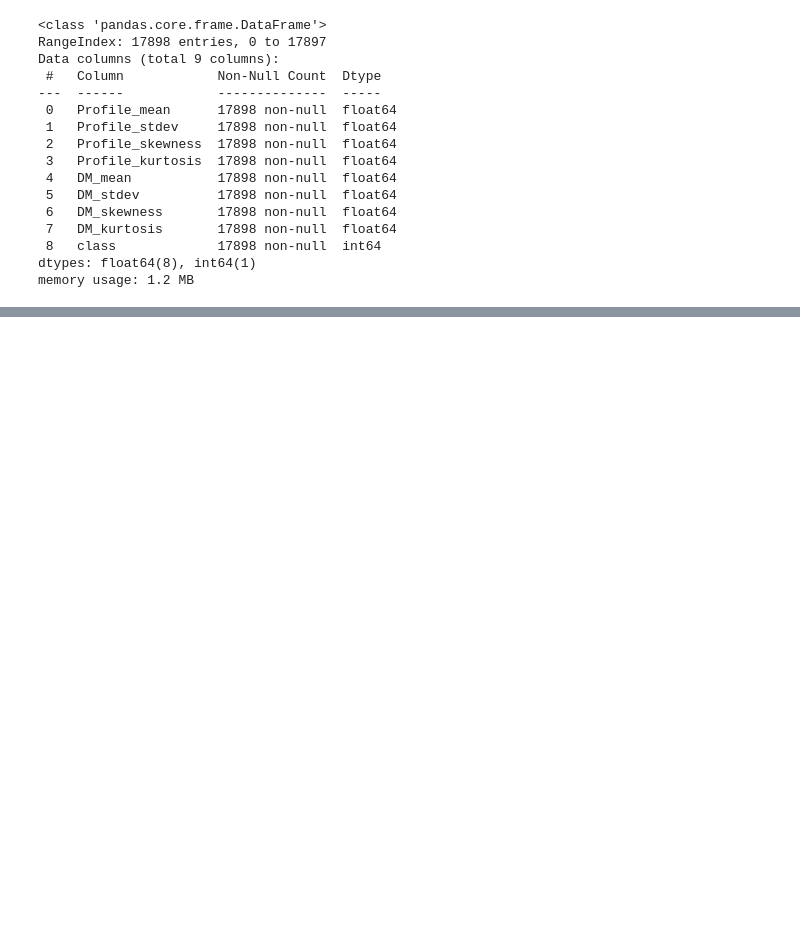
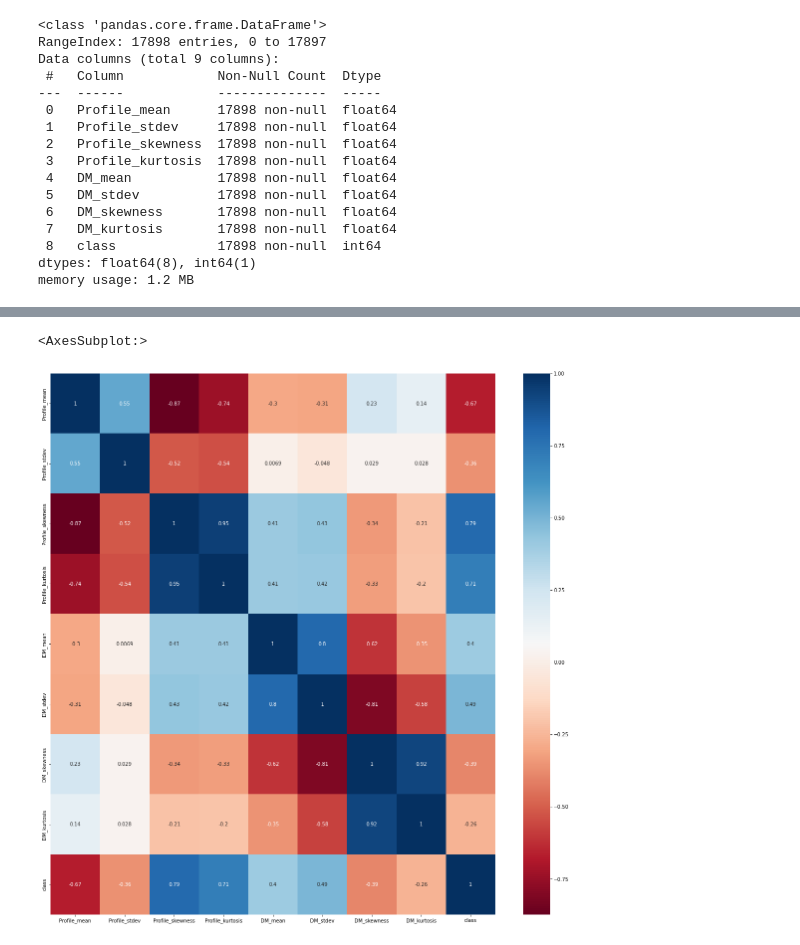
Before and after one commit to djordjeviclazar/laughing-spork, a Jupyter notebook: project3-ml-htru2_pulsardata.ipynb, the cells around one changed output, grey strips where cells are left out. Cells and saved outputs as stored; diff of their text form; code cells hidden in the pictures; blank space fills up the shorter version.

```diff
--- a/project3-ml-htru2_pulsardata.ipynb
+++ b/project3-ml-htru2_pulsardata.ipynb
@@ -76,0 +141,6 @@ memory usage: 1.2 MB
+# %%
+fig, ax = plt.subplots(figsize = (20,20))
+sb.heatmap(dataset.corr(method='pearson'), annot=True, cmap='RdBu', ax=ax)
+# %% [output]
+<AxesSubplot:>
+[figure, added]
```
Also changed, not shown: parts of 6 cells of this notebook.
